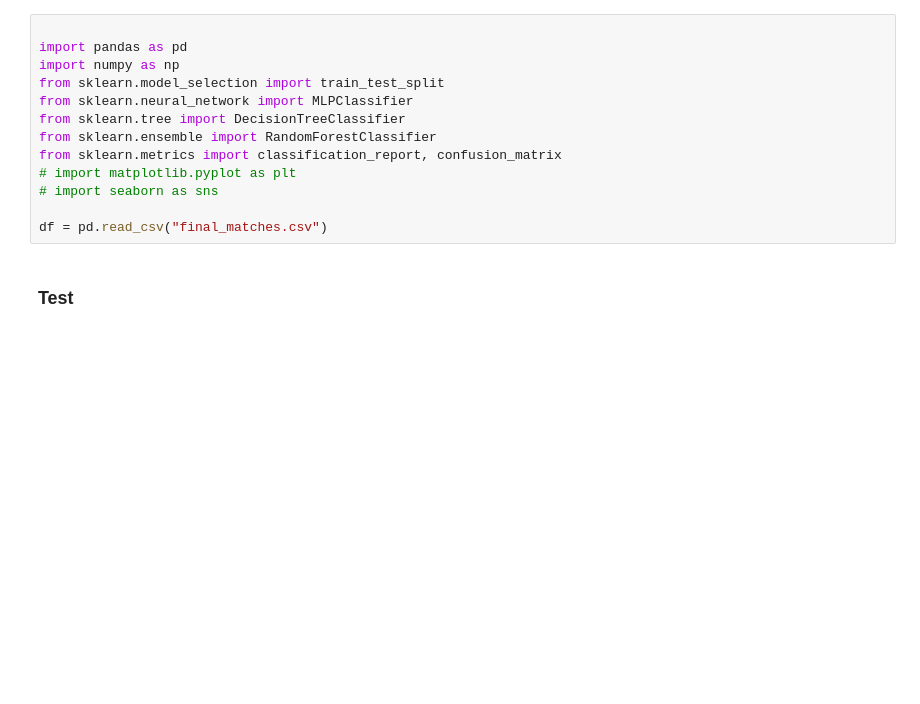
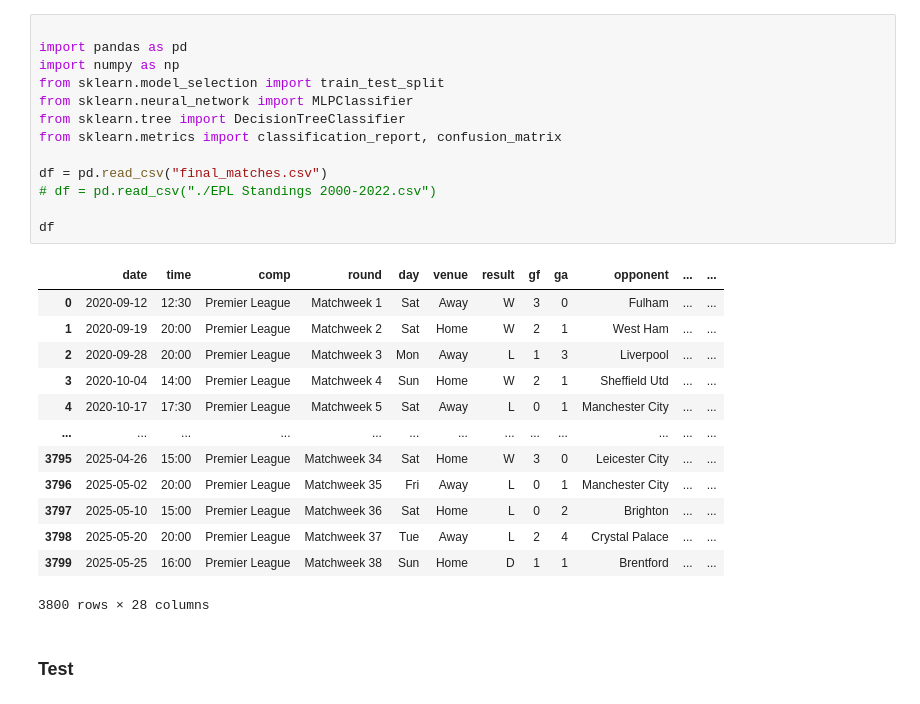
Before and after one commit to chaiyut-kun/AI-premier-league_match_prediction, a Jupyter notebook: src/model/model2.ipynb, the cells around one changed output. Saved outputs shown, nothing was run; the diff lists cells and outputs as text; blank space fills up the shorter version.

```diff
--- a/src/model/model2.ipynb
+++ b/src/model/model2.ipynb
@@ -1,16 +1,30 @@
 # %%
 
 import pandas as pd
 import numpy as np
 from sklearn.model_selection import train_test_split
 from sklearn.neural_network import MLPClassifier
 from sklearn.tree import DecisionTreeClassifier
-from sklearn.ensemble import RandomForestClassifier
 from sklearn.metrics import classification_report, confusion_matrix
-# import matplotlib.pyplot as plt
-# import seaborn as sns
 
 df = pd.read_csv("final_matches.csv")
+# df = pd.read_csv("./EPL Standings 2000-2022.csv")
+
+df
+# %% [output]
+|  | date | time | comp | round | day | venue | result | gf | ga | opponent | ... | ... |
+| 0 | 2020-09-12 | 12:30 | Premier League | Matchweek 1 | Sat | Away | W | 3 | 0 | Fulham | ... | ... |
+| 1 | 2020-09-19 | 20:00 | Premier League | Matchweek 2 | Sat | Home | W | 2 | 1 | West Ham | ... | ... |
+| 2 | 2020-09-28 | 20:00 | Premier League | Matchweek 3 | Mon | Away | L | 1 | 3 | Liverpool | ... | ... |
+| 3 | 2020-10-04 | 14:00 | Premier League | Matchweek 4 | Sun | Home | W | 2 | 1 | Sheffield Utd | ... | ... |
+| 4 | 2020-10-17 | 17:30 | Premier League | Matchweek 5 | Sat | Away | L | 0 | 1 | Manchester City | ... | ... |
+| ... | ... | ... | ... | ... | ... | ... | ... | ... | ... | ... | ... | ... |
+| 3795 | 2025-04-26 | 15:00 | Premier League | Matchweek 34 | Sat | Home | W | 3 | 0 | Leicester City | ... | ... |
+| 3796 | 2025-05-02 | 20:00 | Premier League | Matchweek 35 | Fri | Away | L | 0 | 1 | Manchester City | ... | ... |
+| 3797 | 2025-05-10 | 15:00 | Premier League | Matchweek 36 | Sat | Home | L | 0 | 2 | Brighton | ... | ... |
+| 3798 | 2025-05-20 | 20:00 | Premier League | Matchweek 37 | Tue | Away | L | 2 | 4 | Crystal Palace | ... | ... |
+| 3799 | 2025-05-25 | 16:00 | Premier League | Matchweek 38 | Sun | Home | D | 1 | 1 | Brentford | ... | ... |
+3800 rows × 28 columns
 # %% [markdown]
 ### Test
 # %% [markdown]
```
Also changed, not shown: parts of 7 cells of this notebook, 3 other files.
